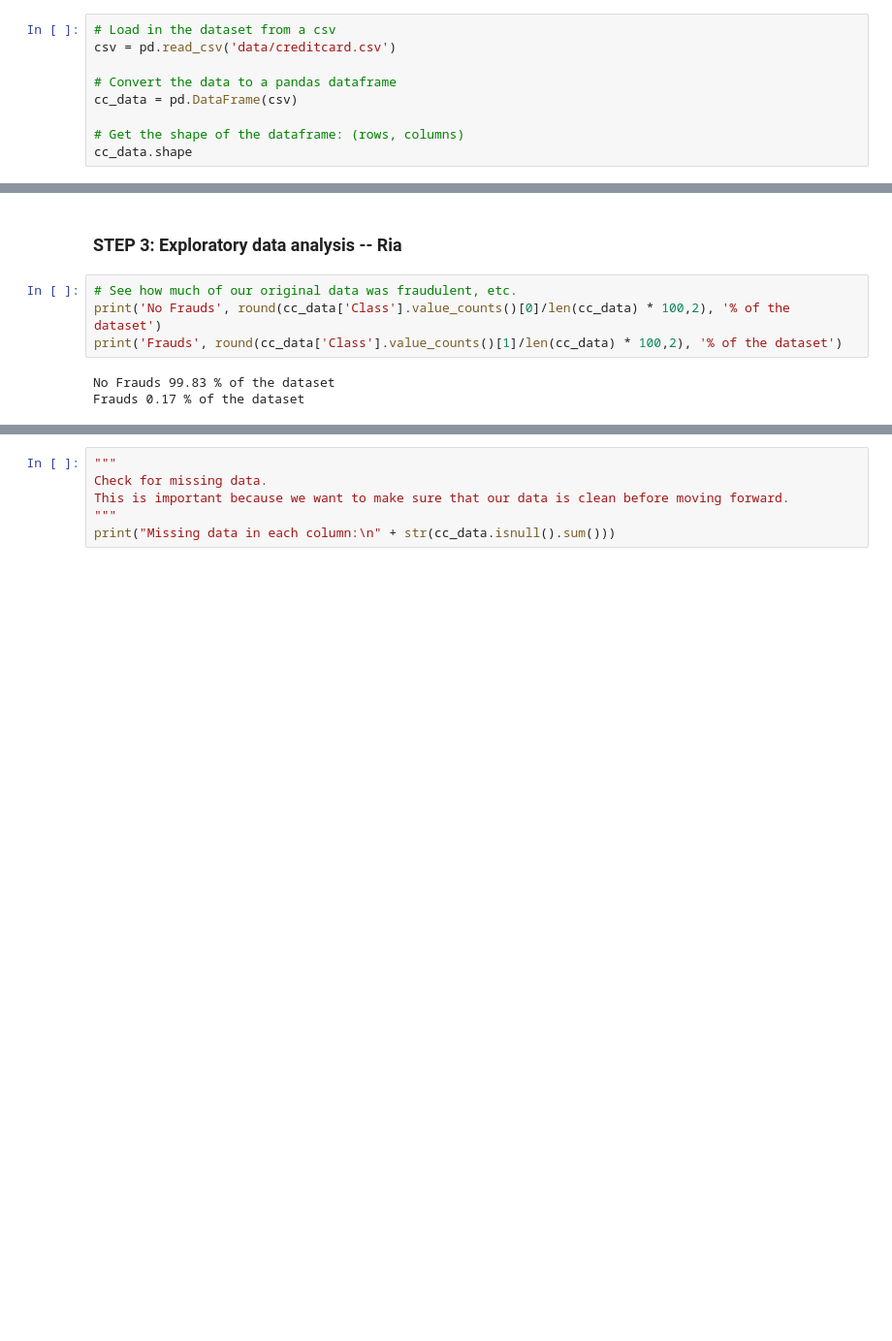
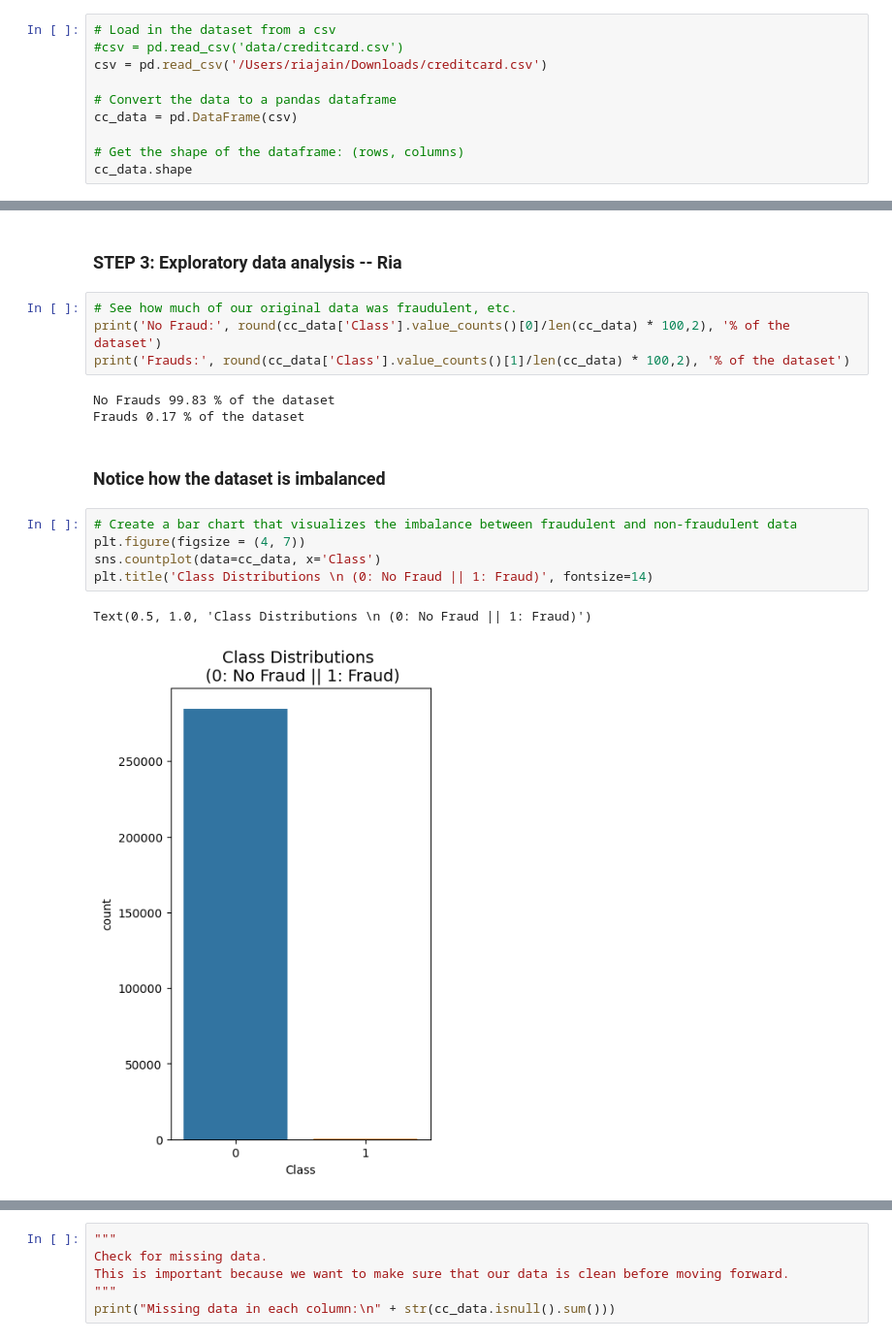
Before and after one commit to canoepus/think, a Jupyter notebook: downsampling-tutorial.ipynb, the cells around one changed output, grey strips where cells are left out. Shown at 97% size. Drawn from its saved outputs; the diff is of its cells as text; blank space fills up the shorter version.

```diff
--- a/downsampling-tutorial.ipynb
+++ b/downsampling-tutorial.ipynb
@@ -44,7 +44,8 @@ Note: you may need to restart the kernel to use updated packages.
 ### STEP 2: Introducing and Loading the Dataset -- Esther
 # %%
 # Load in the dataset from a csv
-csv = pd.read_csv('data/creditcard.csv')
+#csv = pd.read_csv('data/creditcard.csv')
+csv = pd.read_csv('/Users/riajain/Downloads/creditcard.csv')
 
 # Convert the data to a pandas dataframe
 cc_data = pd.DataFrame(csv)
@@ -68,9 +69,19 @@ cc_data.sample(5)
 ### STEP 3: Exploratory data analysis -- Ria
 # %%
 # See how much of our original data was fraudulent, etc.
-print('No Frauds', round(cc_data['Class'].value_counts()[0]/len(cc_data) * 100,2), '% of the dataset')
-print('Frauds', round(cc_data['Class'].value_counts()[1]/len(cc_data) * 100,2), '% of the dataset')
+print('No Fraud:', round(cc_data['Class'].value_counts()[0]/len(cc_data) * 100,2), '% of the dataset')
+print('Frauds:', round(cc_data['Class'].value_counts()[1]/len(cc_data) * 100,2), '% of the dataset')
 # %% [output]
 No Frauds 99.83 % of the dataset
 Frauds 0.17 % of the dataset
+# %% [markdown]
+### Notice how the dataset is imbalanced
+# %%
+# Create a bar chart that visualizes the imbalance between fraudulent and non-fraudulent data
+plt.figure(figsize = (4, 7))
+sns.countplot(data=cc_data, x='Class')
+plt.title('Class Distributions \n (0: No Fraud || 1: Fraud)', fontsize=14)
+# %% [output]
+Text(0.5, 1.0, 'Class Distributions \n (0: No Fraud || 1: Fraud)')
+[figure, added]
 # %%
```
Also changed, not shown: parts of 12 cells of this notebook.
